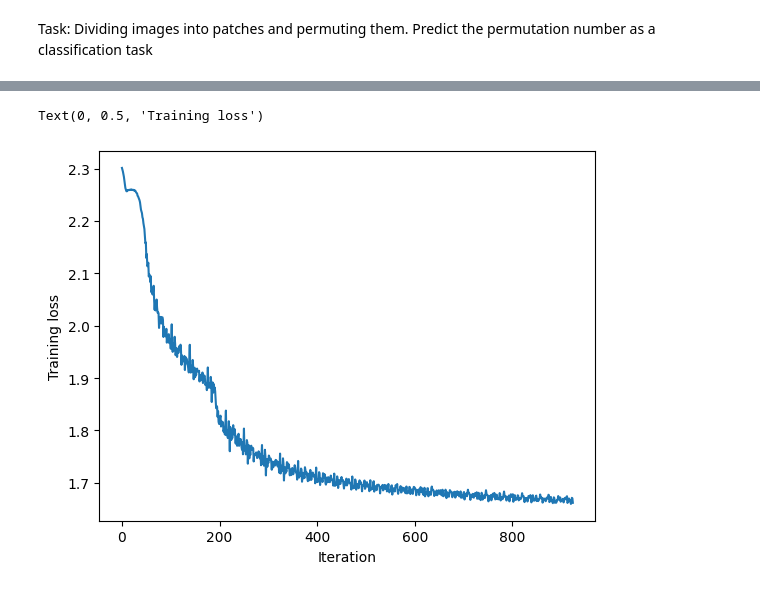
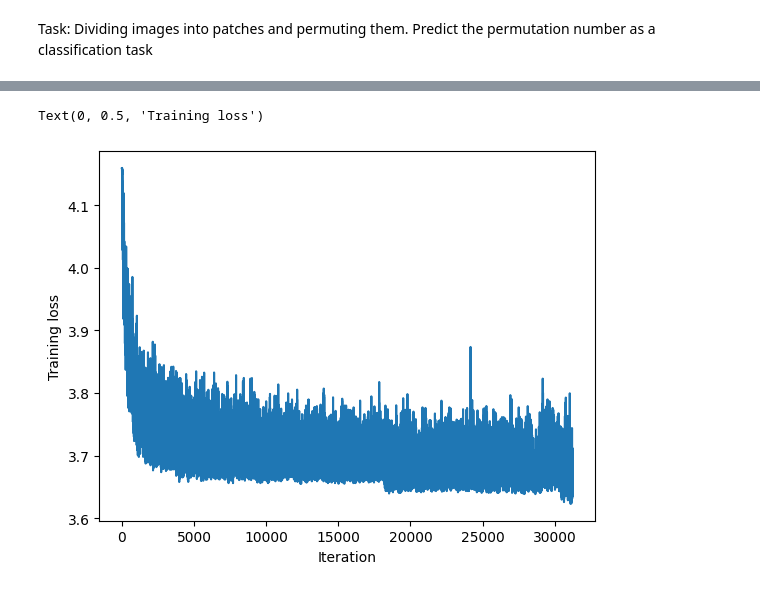
Before and after one commit to VannshJani/Machine-Learning, a Jupyter notebook: SSL.ipynb, the cells around one changed output, grey strips where cells are left out. Saved outputs shown, nothing was run; the diff lists cells and outputs as text; code cells hidden in the pictures.

```diff
--- a/SSL.ipynb
+++ b/SSL.ipynb
@@ -71,12 +78,10 @@ plt.tight_layout()
 ### Splitting Data
 # %%
 n_train = 10000
-n_test = 35000
+n_test = 40000
 
-X = dataset.data
 y = dataset.targets
-
-print(X.shape)
+print(X[0].shape)
 print(X.shape, X.dtype)
 print(X.min(), X.max())
 print(y.shape, y.dtype)
@@ -154,10 +159,12 @@ X_pool.shape, y_pool.shape
 # %%
-# Divinding image into 4 patches of 8x8
-def divide_into_patches(images):                  # images = (#,3,32,32), # = number of images
-  patches = torch.split(images,16,dim=3)
+# Divinding image into 9 patches
+def divide_into_patches(images):
+  patches = torch.split(images,11,dim=3)
+  # print(patches[0].shape)
   patches = [torch.unsqueeze(patch,1) for patch in patches]
+  # print(patches[2].shape,len(patches))
   patches = torch.cat(patches,dim=1)
-  patches = torch.split(patches,16,dim=3)
+  patches = torch.split(patches,11,dim=3)
   patches = torch.cat(patches,dim=1)
   return patches
 
@@ -170,8 +177,8 @@ torch.Size([15000, 4, 3, 16, 16])
 # Viusalizing patches
 sample_image = images_with_patches[0]
 plt.figure(figsize=(4, 4))
-for i in range(4):
-    plt.subplot(2, 2, i+1)
+for i in range(9):
+    plt.subplot(3, 3, i+1)
     plt.imshow(torch.einsum("chw->hwc", sample_image[i]))
     plt.axis('off')
     plt.title(f"Patch: {i+1}")
@@ -278,13 +334,10 @@ def train_ssl_model(model, loss_fn, images, labels, lr=3e-4, batch_size=512, epo
         for i in range(0, len(images), batch_size):
             model.train()
             optimizer.zero_grad()
-            p1, p2, p3, p4 = images[i:i + batch_size][:, 0], images[i:i + batch_size][:, 1], images[i:i + batch_size][:, 2], images[i:i + batch_size][:, 3]
-            p1 = p1.to(device)
-            p2 = p2.to(device)
-            p3 = p3.to(device)
-            p4 = p4.to(device)
+            p1, p2, p3, p4,p5,p6,p7,p8,p9 = images[i:i + batch_size][:, 0], images[i:i + batch_size][:, 1], images[i:i + batch_size][:, 2], images[i:i + batch_size][:, 3],images[i:i + batch_size][:, 4],images[i:i + batch_size][:, 5],images[i:i + batch_size][:, 6],images[i:i + batch_size][:, 7],images[i:i + batch_size][:, 8]
+            p1,p2,p3,p4,p5,p6,p7,p8,p9 = p1.to(device),p2.to(device),p3.to(device),p4.to(device),p5.to(device),p6.to(device),p7.to(device),p8.to(device),p9.to(device)
             flat_labels = labels[i:i + batch_size]
-            y_pred_prob = model(p1, p2, p3, p4).to(device)
+            y_pred_prob = model(p1, p2, p3, p4,p5,p6,p7,p8,p9).to(device)
             loss = loss_fn(y_pred_prob, flat_labels.to(device))
             loss.backward()
             optimizer.step()
@@ -293,6 +346,10 @@ def train_ssl_model(model, loss_fn, images, labels, lr=3e-4, batch_size=512, epo
         epoch_losses.append(loss.item())
         if verbose:
             print(f"Epoch {epoch + 1}/{epochs}, loss={loss.item():.4f}")
+        if epoch % 10 == 0:
+            # save parameters
+            path = f"/home/vannsh.jani/brick_kilns/githubrepo/Machine-Learning/model_{epoch}.pth"
+            torch.save(model.state_dict(), path)
 
     return iter_losses, epoch_losses
 # %%
@@ -319,10 +374,9 @@ def results(y_labels,y_pred):
     plt.show()
 # %%
 
-
 ssl_model = SSL_Model().to(device)
-iter_losses, epoch_losses = train_ssl_model(ssl_model,nn.CrossEntropyLoss(),permuted_images,y_labels,lr=3e-4,
-                                     batch_size=4096, epochs=25, verbose=True)
+iter_losses, epoch_losses = train_ssl_model(ssl_model,nn.CrossEntropyLoss(),permuted_images.to(device),y_labels.to(device),lr=0.001,
+                                     batch_size=1024, epochs=50, verbose=True)
 
 plt.plot(iter_losses)
 plt.xlabel("Iteration")
@@ -348,5 +402,5 @@ Epoch 25/25, loss=1.6618
 Text(0, 0.5, 'Training loss')
-[figure, old version]
+[figure, new version]
 # %%
 y_pred = predict_permutations(ssl_model,permuted_images,y_labels)
 results(y_labels,y_pred)
```
Also changed, not shown: parts of 18 cells of this notebook, 1 other file.
